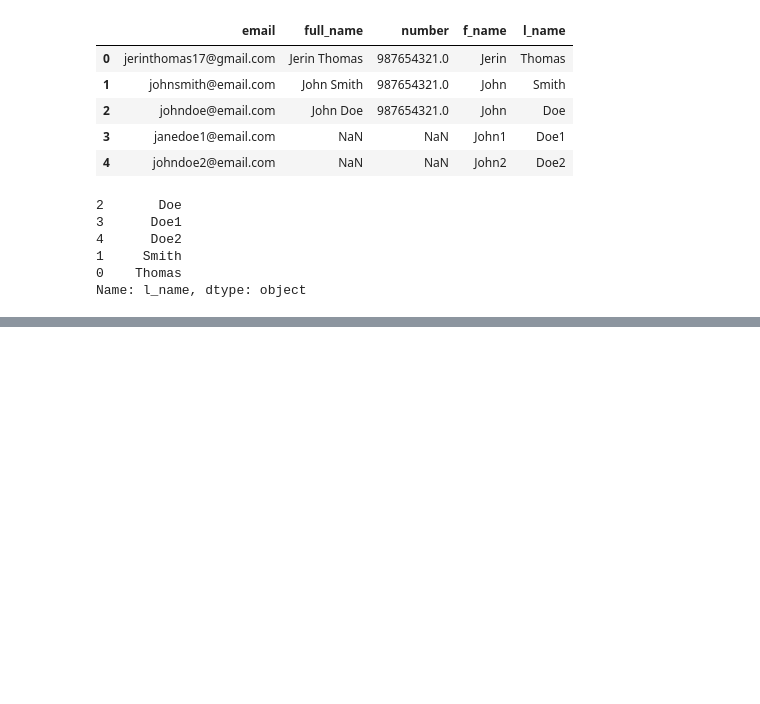
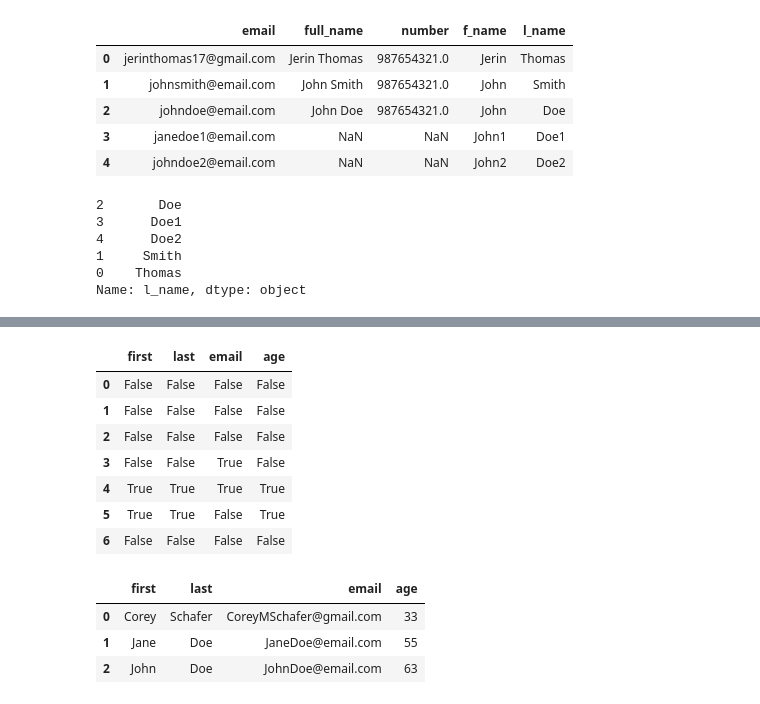
Before and after one commit to jerin17/numpy-pandas, a Jupyter notebook: snippets.ipynb, the cells around one changed output, grey strips where cells are left out. Drawn from its saved outputs; the diff is of its cells as text; code cells hidden in the pictures; blank space fills up the shorter version.

```diff
--- a/snippets.ipynb
+++ b/snippets.ipynb
@@ -573,0 +644,18 @@ Name: l_name, dtype: object
+# %%
+df.isna()
+# %% [output]
+|  | first | last | email | age |
+| 0 | False | False | False | False |
+| 1 | False | False | False | False |
+| 2 | False | False | False | False |
+| 3 | False | False | True | False |
+| 4 | True | True | True | True |
+| 5 | True | True | False | True |
+| 6 | False | False | False | False |
+# %%
+df2.dropna(axis='index', how='any', subset=['email', 'last'])
+# %% [output]
+|  | first | last | email | age |
+| 0 | Corey | Schafer | CoreyMSchafer@gmail.com | 33 |
+| 1 | Jane | Doe | JaneDoe@email.com | 55 |
+| 2 | John | Doe | JohnDoe@email.com | 63 |
```
Also changed, not shown: parts of 10 cells of this notebook, 3 other files.
